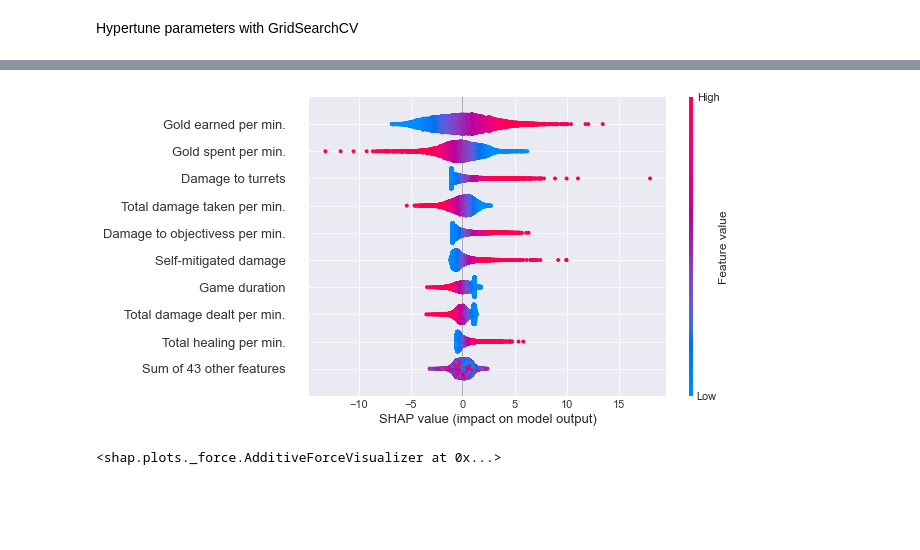
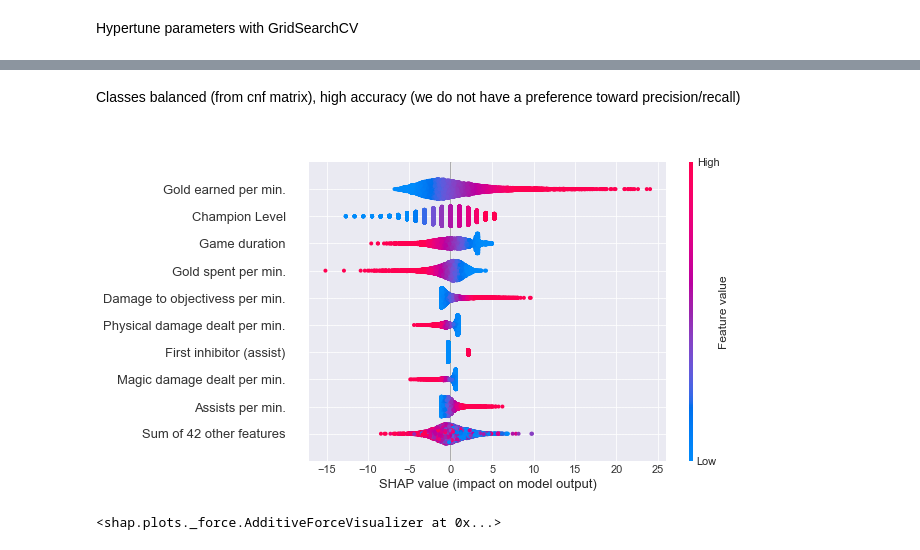
Before and after one commit to yi-ye-zhi-qiu/liam.gg, a Jupyter notebook: analysis.ipynb, the cells around one changed output, grey strips where cells are left out. Drawn from its saved outputs; the diff is of its cells as text; code cells hidden in the pictures; blank space fills up the shorter version.

```diff
--- a/analysis.ipynb
+++ b/analysis.ipynb
@@ -310,7 +310,7 @@ rate_features = [
 #Convery rate features to per minute rates of the game
 for feature_name in rate_features:
     X_[feature_name] /= X_["gameDuration"] / 60 # per minute rate
-
+X_["gameDuration"] = X_["gameDuration"] / 60
 X_["longestTimeSpentLiving"] /= X_["gameDuration"]
 
 # Define friendly names for the features
@@ -383,6 +383,8 @@ Train/test split
 # %%
 # create train/validation split
 Xt, Xv, yt, yv = train_test_split(X_,y_, test_size=0.2, random_state=10)
+Xt.drop(['Unnamed: 0'], axis=1, inplace=True)
+Xv.drop(['Unnamed: 0'], axis=1, inplace=True)
 # %%
 #Check null values
 Xt.isnull().values.any()
@@ -739,6 +741,9 @@ LRparam_grid = {
     'C': [0.001, 0.01, 0.1, 1, 10, 100, 1000],
     'penalty': ['l1', 'l2'],
     'max_iter': list(range(100,800,100)),
+    'solver': ['liblinear','saga']
+    #notes on solvers: L1 penalty: liblinear; multinomial loss: lbfgs, newton-cg, sag/saga,
+    #large datasets: sag/saga
 }
 LR_search = GridSearchCV(LR, param_grid=LRparam_grid, refit = True, verbose = 3, cv=5)
 
@@ -844,0 +784,6 @@ Please also refer to the documentation for alternative solver options:
+# %%
+model = clf = LogisticRegression(penalty='l1', max_iter=700, C=0.1, solver='liblinear').fit(Xt, yt)
+#these parameters are based off GridSearchCV of liblinear & saga optimizers,
+#we ingnore lbfgs (default optimizer) because it does not converge to anything,
+#and 'saga' is better for bigger datasets, but I think the documentation means millions of rows
+#our dataset of ~70k is "small" pretty much, maybe "medium"
@@ -845,9 +813,13 @@ Please also refer to the documentation for alternative solver options:
+# %% [markdown]
+Classes balanced (from cnf matrix), high accuracy (we do not have a preference toward precision/recall)
+# %% [markdown]
+<a class="anchor" id="shap_logistic"></a>
 # %%
-explainer = shap.Explainer(model, Xt, feature_names=Xt.columns)
+explainer = shap.Explainer(model, Xv, feature_names=Xv.columns)
 shap_values = explainer(Xv)
 shap.plots.beeswarm(shap_values)#, X_test_array, feature_names=vectorizer.get_feature_names())
 # %% [output]
-[figure, old version]
+[figure, new version]
 # %%
 ind = 0
 shap.plots.force(shap_values[ind])
```
Also changed, not shown: parts of 7 cells of this notebook.
